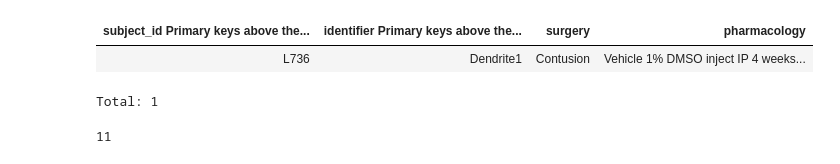
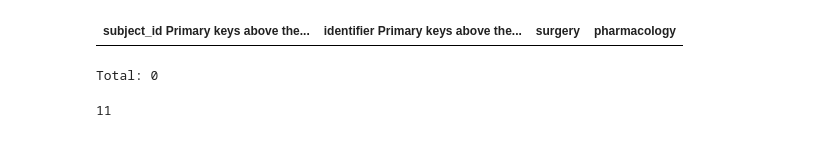
Before and after one commit to MarikeReimer/BlenderApp, a Jupyter notebook: TestAddon/Disc1Display.ipynb, the cells around one changed output. Cells and saved outputs as stored; diff of their text form; code cells hidden in the pictures.

```diff
--- a/TestAddon/Disc1Display.ipynb
+++ b/TestAddon/Disc1Display.ipynb
@@ -85,7 +85,7 @@ class Image_segmentation(dj.Imported):
     length: float
     volume: float
     surface_area:float
-    spine_type: enum('mushroom', 'thin', 'disconnected', 'stubby', 'strict_thin, 'U')
+    spine_type: enum('mushroom', 'thin', 'disconnected', 'stubby', 'strict_thin', 'U')
     center_of_mass: longblob
     """
     def make(self, key):
@@ -214,11 +214,10 @@ Total: 4
 # %%
 #Display info for a Subject with an identifier
 
-(session & image_segmentation & distance_to_soma & 'subject_id = "L736"' & 'identifier = "Dendrite1"')
+(session & image_segmentation & distance_to_soma & 'subject_id = "L831"' & 'identifier = "Dendrite1"')
 # %% [output]
 | subject_id Primary keys above the... | identifier Primary keys above the... | surgery | pharmacology |
-| L736 | Dendrite1 | Contusion | Vehicle 1% DMSO inject IP 4 weeks... |
-Total: 1
+Total: 0
 # %%
 #Display info for a Subject with an identifier
 
```
Also changed, not shown: parts of 10 cells of this notebook, 5 other files.
